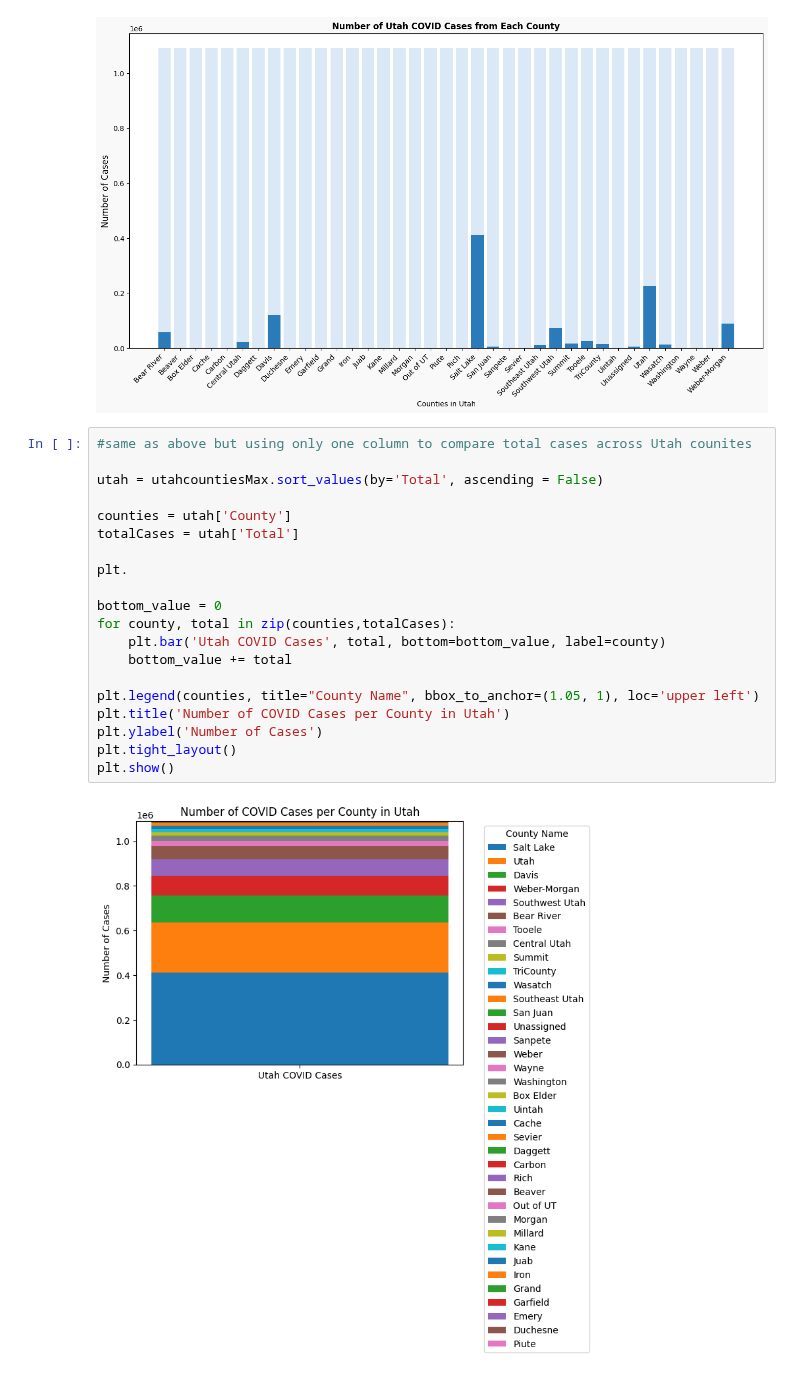
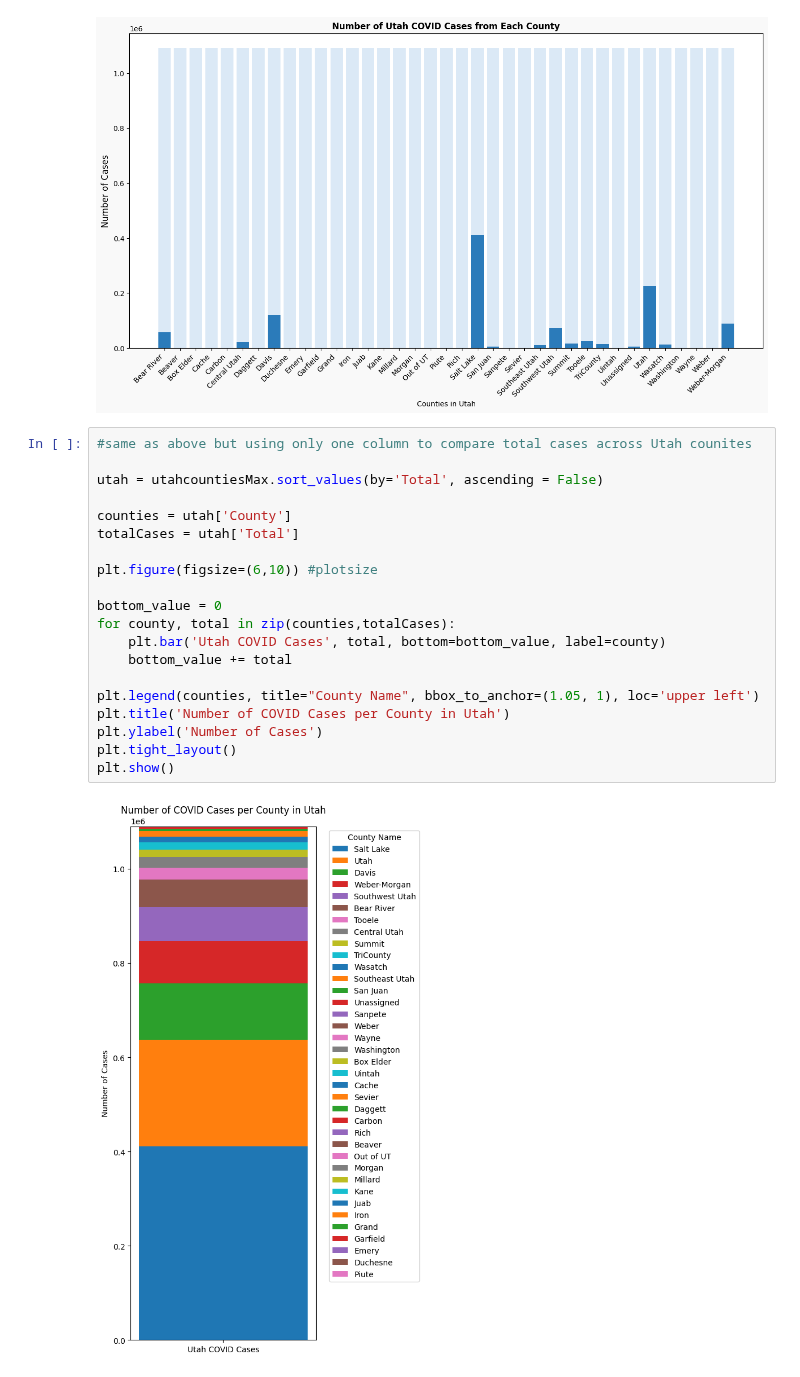
Before and after one commit to andrea-stofko/bmi-6018, a Jupyter notebook: Modules/Module 12 Data Visualization/Module 12 Data Visualization AStofko.ipynb, the cells around one changed output. Saved outputs shown, nothing was run; the diff lists cells and outputs as text.

```diff
--- a/Modules/Module 12 Data Visualization/Module 12 Data Visualization AStofko.ipynb
+++ b/Modules/Module 12 Data Visualization/Module 12 Data Visualization AStofko.ipynb
@@ -510,22 +510,22 @@ plt.show()
 # %%
 #same as above but using only one column to compare total cases across Utah counites
 
 utah = utahcountiesMax.sort_values(by='Total', ascending = False)
 
 counties = utah['County']
 totalCases = utah['Total']
 
-plt.
+plt.figure(figsize=(6,10)) #plotsize
 
 bottom_value = 0
 for county, total in zip(counties,totalCases):
     plt.bar('Utah COVID Cases', total, bottom=bottom_value, label=county)
     bottom_value += total
 
 plt.legend(counties, title="County Name", bbox_to_anchor=(1.05, 1), loc='upper left')
 plt.title('Number of COVID Cases per County in Utah')
 plt.ylabel('Number of Cases')
 plt.tight_layout()
 plt.show()
 # %% [output]
-[figure, old version]
+[figure, new version]
```
